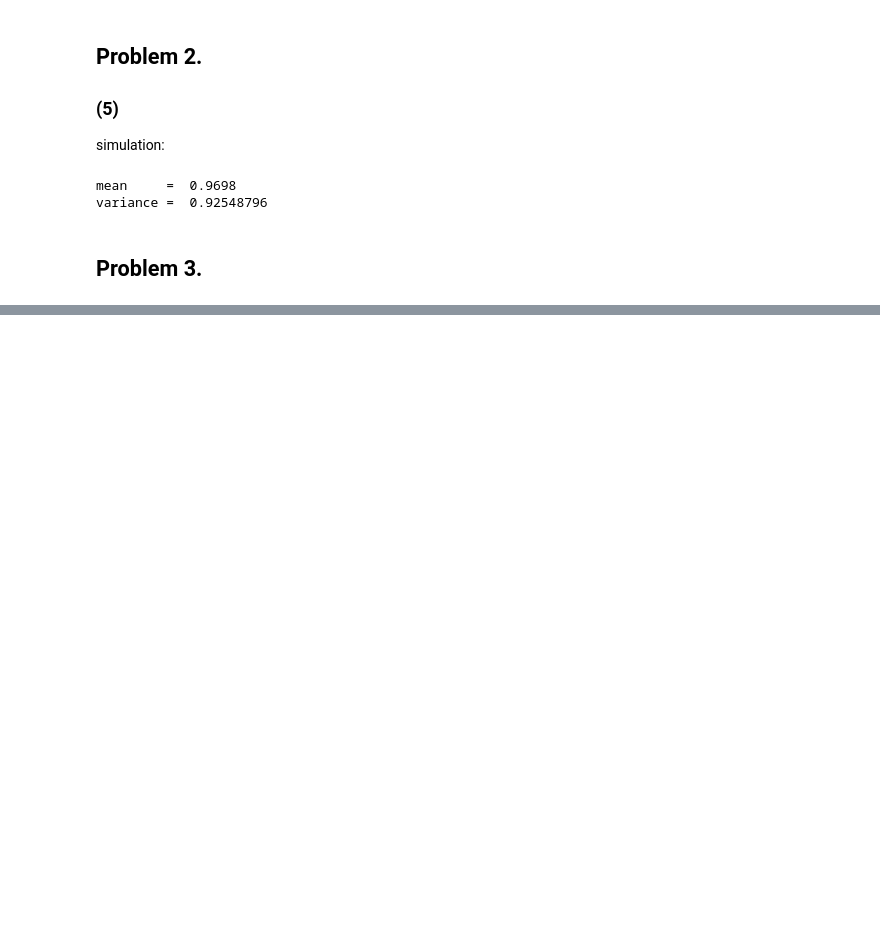
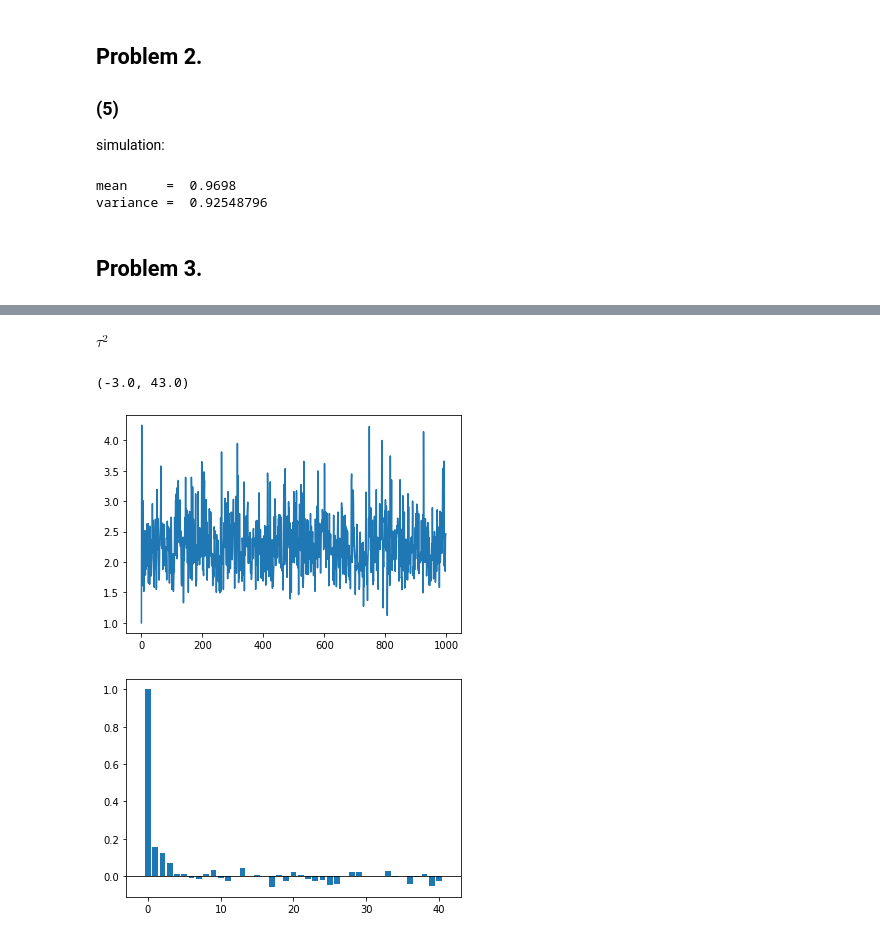
Before and after one commit to Zitong-LU/Bayesian-Theory-and-Computation, a Jupyter notebook: HW/HW1/HW1.ipynb, the cells around one changed output, grey strips where cells are left out. Drawn from its saved outputs; the diff is of its cells as text; code cells hidden in the pictures; blank space fills up the shorter version.

```diff
--- a/HW/HW1/HW1.ipynb
+++ b/HW/HW1/HW1.ipynb
@@ -44,0 +159,14 @@ variance =  0.92548796
+# %% [markdown]
+$\tau^2$
+# %%
+plt.figure()
+plt.plot(tau_*tau_)
+plt.figure()
+acf_tau2 = acf(tau_*tau_)
+plt.bar(x=list(range(len(acf_tau2))) ,height=acf_tau2,label=['acf','lag'])
+plt.plot([-5,45],[0,0],color='black',linewidth=0.8)
+plt.xlim(-3,43)
+# %% [output]
+(-3.0, 43.0)
+[figure, added]
+[figure, added]
```
Also changed, not shown: parts of 23 cells of this notebook.
